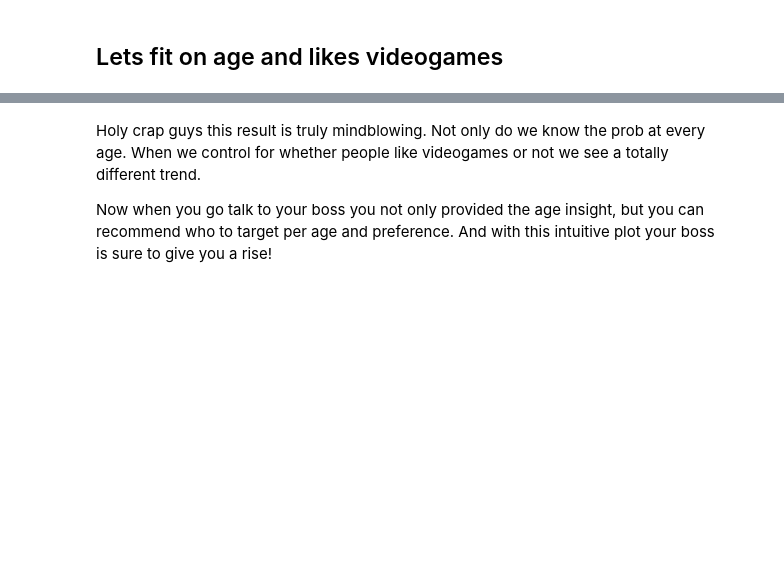
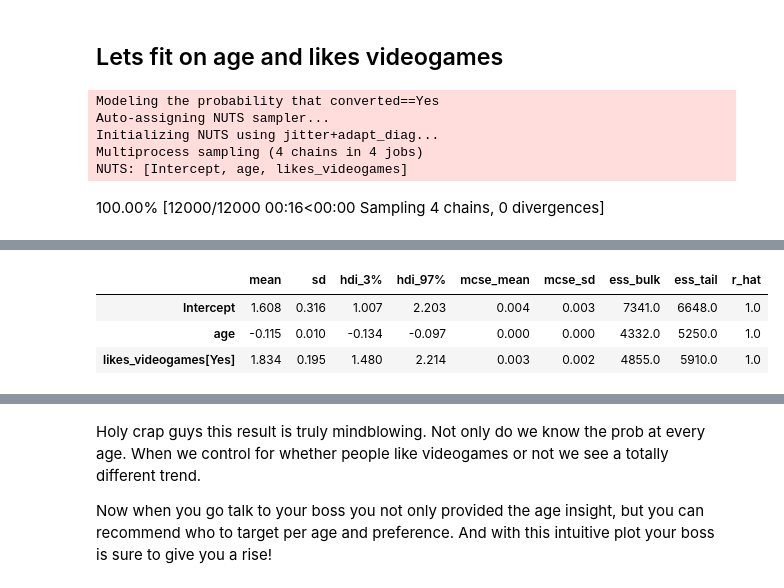
Before and after one commit to tomicapretto/etc, a Jupyter notebook: lesson_code/lesson_04.ipynb, the cells around one changed output, grey strips where cells are left out. Drawn from its saved outputs; the diff is of its cells as text; code cells hidden in the pictures; blank space fills up the shorter version.

```diff
--- a/lesson_code/lesson_04.ipynb
+++ b/lesson_code/lesson_04.ipynb
@@ -458,6 +614,13 @@ This is basically A infinite testing because we have the p value as an INFINITE
 # %% [markdown]
 ## Lets fit on age and likes videogames
 # %%
-model = bmb.Model("converted['Yes'] ~ age + likes_videogames", df, link="logit", family="bernoulli")
-idata = model.fit(draws=2000, target_accept=0.85, random_seed=SEED)
+model_age_videogames = bmb.Model("converted['Yes'] ~ age + likes_videogames", df, link="logit", family="bernoulli")
+idata_age_videogames = model_age_videogames.fit(draws=2000, target_accept=0.85, random_seed=SEED)
 az.summary(idata)
+# %% [output]
+Modeling the probability that converted==Yes
+Auto-assigning NUTS sampler...
+Initializing NUTS using jitter+adapt_diag...
+Multiprocess sampling (4 chains in 4 jobs)
+NUTS: [Intercept, age, likes_videogames]
+100.00% [12000/12000 00:16<00:00 Sampling 4 chains, 0 divergences]
@@ -464,3 +628,7 @@ az.summary(idata)
+|  | mean | sd | hdi_3% | hdi_97% | mcse_mean | mcse_sd | ess_bulk | ess_tail | r_hat |
+| Intercept | 1.608 | 0.316 | 1.007 | 2.203 | 0.004 | 0.003 | 7341.0 | 6648.0 | 1.0 |
+| age | -0.115 | 0.010 | -0.134 | -0.097 | 0.000 | 0.000 | 4332.0 | 5250.0 | 1.0 |
+| likes_videogames[Yes] | 1.834 | 0.195 | 1.480 | 2.214 | 0.003 | 0.002 | 4855.0 | 5910.0 | 1.0 |
 # %%
 # # Testing an intercept only fit
 # model_age_videogames = bmb.Model("converted['Yes'] ~ age + likes_videogames + 0", df, link="logit", family="bernoulli")
```
Also changed, not shown: parts of 49 cells of this notebook.
